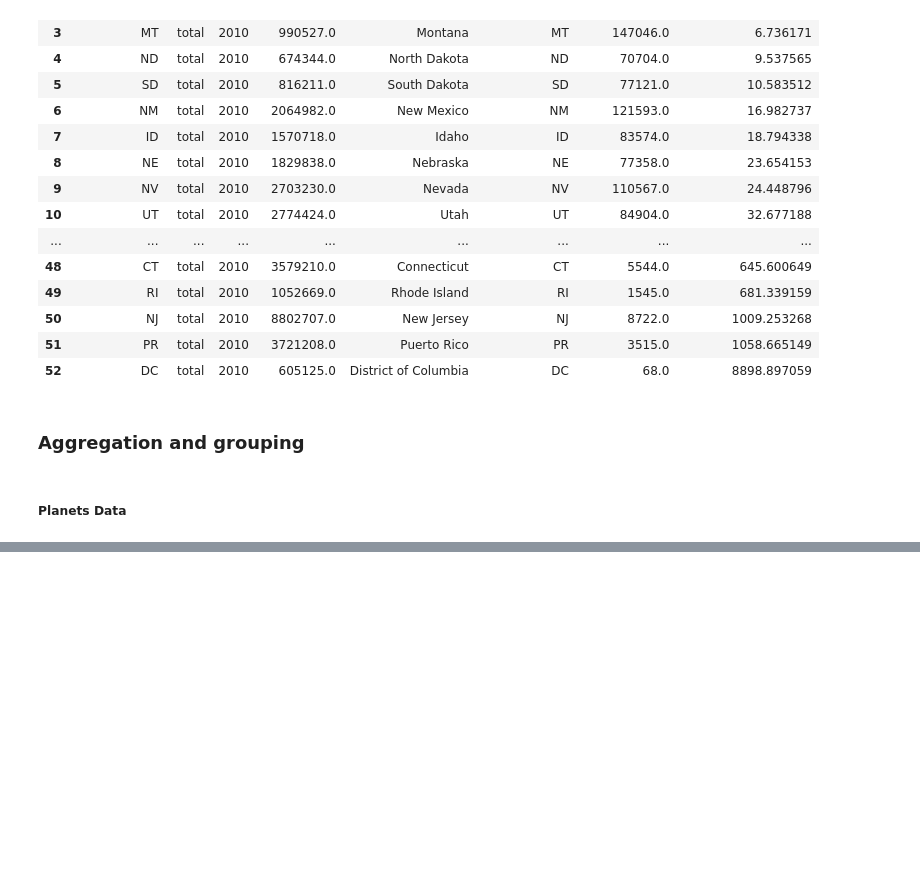
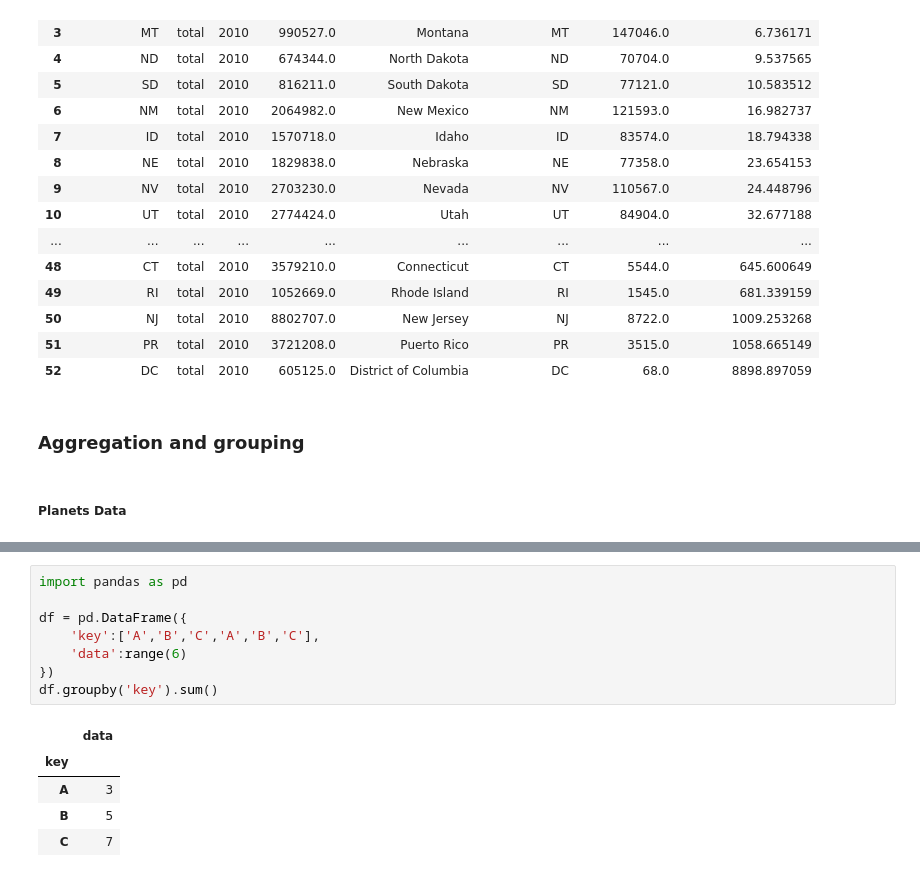
Before and after one commit to HerbSek/Learning-Data-Science, a Jupyter notebook: pandas.ipynb, the cells around one changed output, grey strips where cells are left out. Cells and saved outputs as stored; diff of their text form; blank space fills up the shorter version.

```diff
--- a/pandas.ipynb
+++ b/pandas.ipynb
@@ -629,0 +642,14 @@ planets.dropna().describe()
+# %%
+import pandas as pd
+
+df = pd.DataFrame({
+    'key':['A','B','C','A','B','C'],
+    'data':range(6)
+})
+df.groupby('key').sum()
+# %% [output]
+|  | data |
+| key |  |
+| A | 3 |
+| B | 5 |
+| C | 7 |
```
Also changed, not shown: parts of 1 cell of this notebook.
